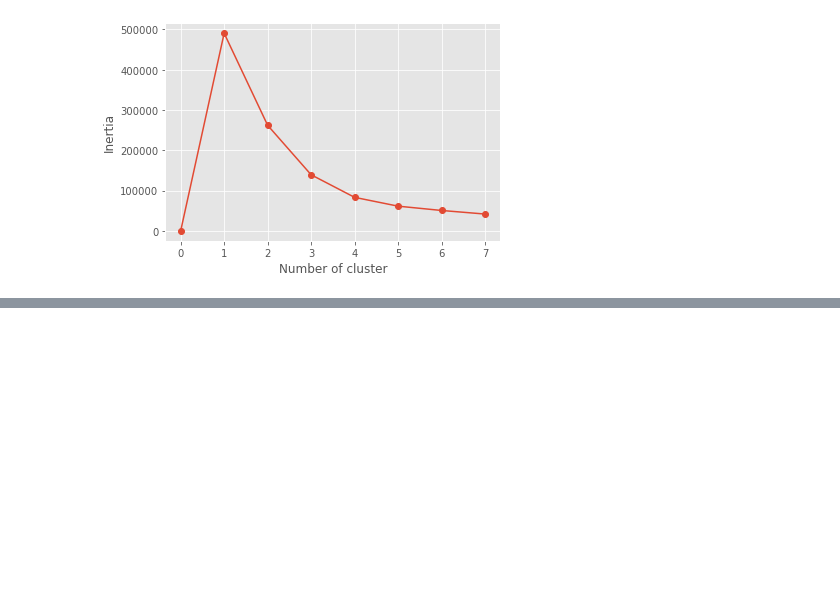
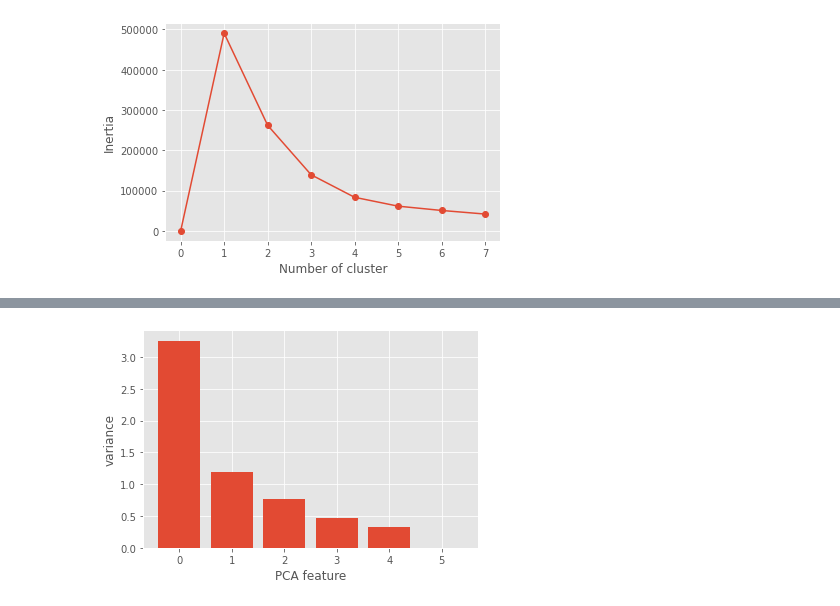
Before and after one commit to ebrukirikkayis/Machine-Learning, a Jupyter notebook: Week4-Lab/week4.lab.ipynb, the cells around one changed output, grey strips where cells are left out. Cells and saved outputs as stored; diff of their text form; code cells hidden in the pictures; blank space fills up the shorter version.

```diff
--- a/Week4-Lab/week4.lab.ipynb
+++ b/Week4-Lab/week4.lab.ipynb
@@ -363,0 +401,7 @@ plt.show()
+# %%
+#PCA
+from sklearn.decomposition import PCA
+model=PCA()
+model.fit(data3)
+transformed=model.transform(data3)
+print('Principle components:', model.components_)
@@ -363,0 +421,13 @@ plt.show()
+# %%
+#PCA varience
+scaler=StandardScaler()
+pca=PCA()
+pipeline=make_pipeline(scaler, pca)
+pipeline.fit(data3)
+
+plt.bar(range(pca.n_components_), pca.explained_variance_)
+plt.xlabel('PCA feature')
+plt.ylabel('variance')
+plt.show()
+# %% [output]
+[figure, added]
```
Also changed, not shown: parts of 8 cells of this notebook.
